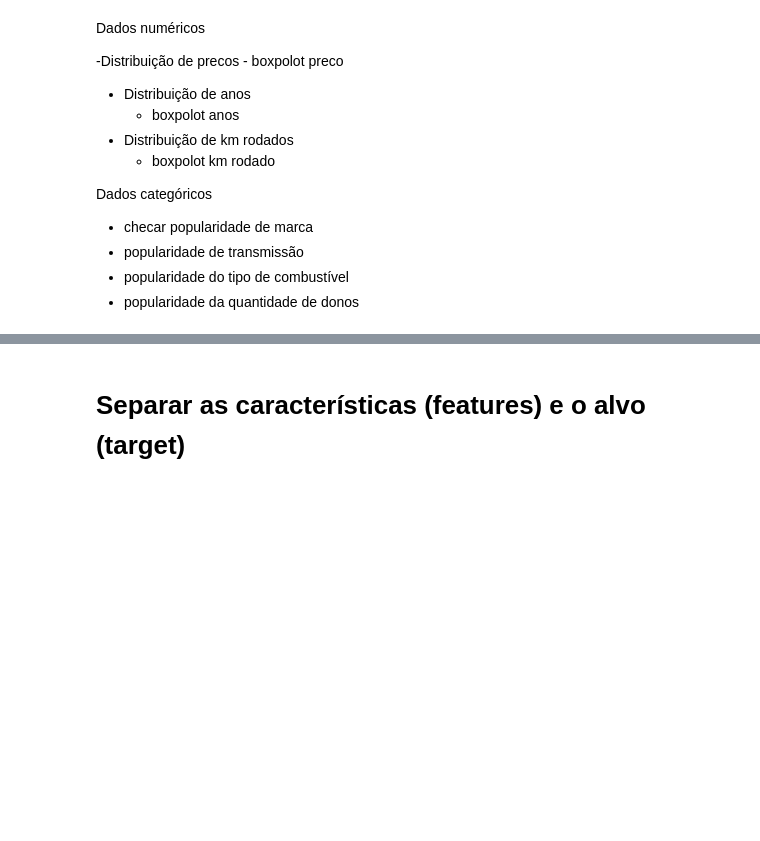
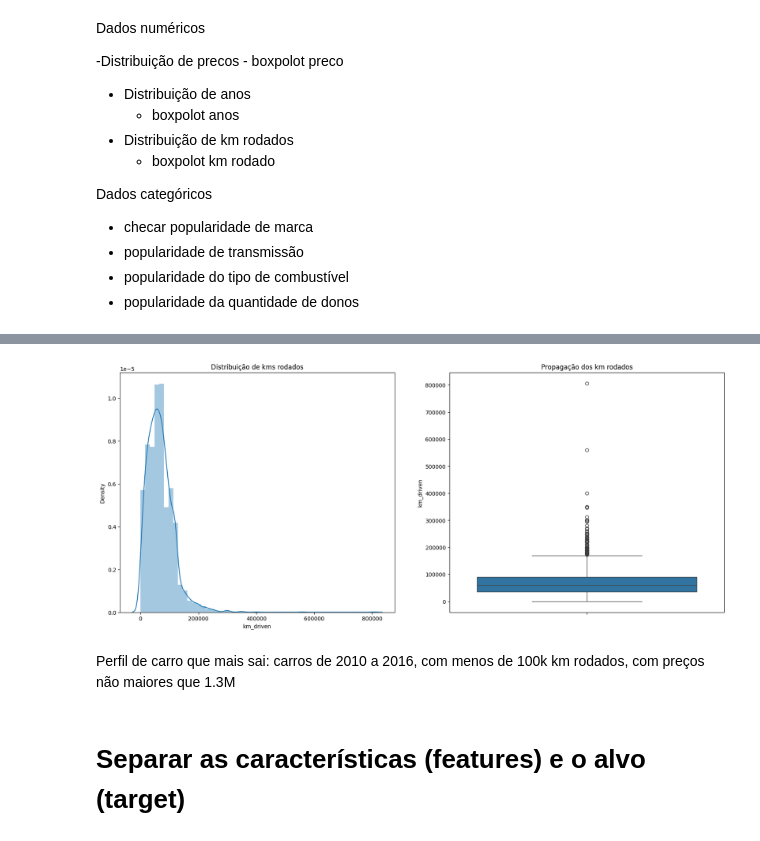
Before and after one commit to Kammer02/A3, a Jupyter notebook: src/notebooks/a3.ipynb, the cells around one changed output, grey strips where cells are left out. Cells and saved outputs as stored; diff of their text form; code cells hidden in the pictures; blank space fills up the shorter version.

```diff
--- a/src/notebooks/a3.ipynb
+++ b/src/notebooks/a3.ipynb
@@ -150,3 +182,21 @@ Dados categóricos
+# %%
+import seaborn as sns
+plt.figure(figsize=(20,8))
+
+plt.subplot(1,2,1)
+plt.title('Distribuição de kms rodados')
+sns.distplot(data['km_driven'])
+
+plt.subplot(1,2,2)
+plt.title('Propagação dos km rodados')
+sns.boxplot(y=data['km_driven'])
+
+
+plt.show()
+# %% [output]
+[figure, added]
+# %% [markdown]
+Perfil de carro que mais sai: carros de 2010 a 2016, com menos de 100k km rodados, com preços não maiores que 1.3M
 # %% [markdown]
 # Separar as características (features) e o alvo (target)
 # %%
```
Also changed, not shown: parts of 2 cells of this notebook, 2 other files.
